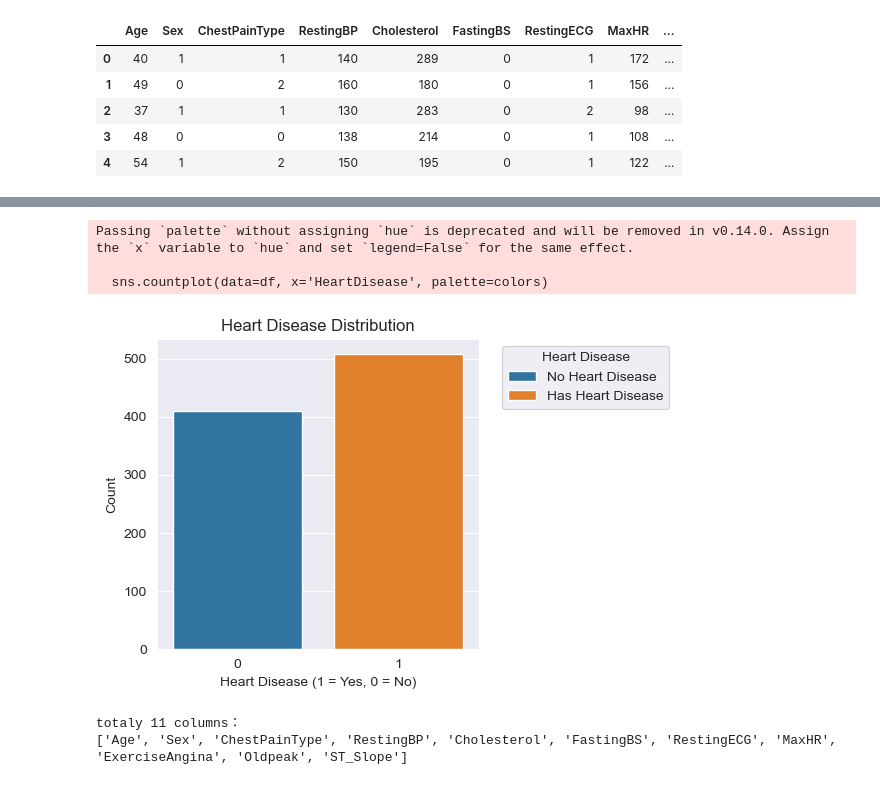
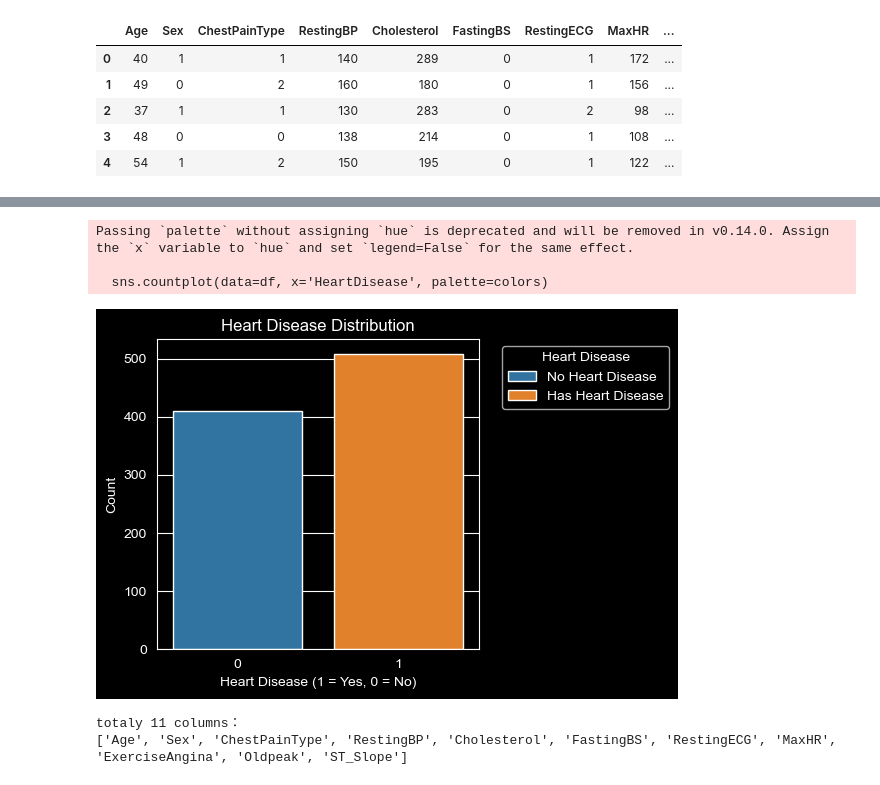
Before and after one commit to aaron6yi/team-16, a Jupyter notebook: EDA visualization.ipynb, the cells around one changed output, grey strips where cells are left out. Cells and saved outputs as stored; diff of their text form; code cells hidden in the pictures.

Commit message:
update the plot sytle

```diff
--- a/EDA visualization.ipynb
+++ b/EDA visualization.ipynb
@@ -23,36 +23,37 @@ df.head()
 # %%
 import matplotlib.pyplot as plt
 import seaborn as sns
+plt.style.use('dark_background')
 
 # Check if data is balanced
 plt.figure(figsize=(6, 4))
 
 # Define colors for the bars
 colors = ['#1f77b4', '#ff7f0e']  # Blue for 0, Orange for 1
 
 # Create the countplot with specified colors
 sns.countplot(data=df, x='HeartDisease', palette=colors)
 
 # Add a title
 plt.title('Heart Disease Distribution')
 
 # Add labels to the axes
 plt.xlabel('Heart Disease (1 = Yes, 0 = No)')
 plt.ylabel('Count')
 
 # Add legend outside the plot area on the right
 plt.legend(['No Heart Disease', 'Has Heart Disease'], title='Heart Disease', bbox_to_anchor=(1.05, 1), loc='upper left')
 
 # Adjust layout to make space for the legend
 plt.tight_layout()
 
 # Show the plot
 plt.show()
 # %% [output]
 Passing `palette` without assigning `hue` is deprecated and will be removed in v0.14.0. Assign the `x` variable to `hue` and set `legend=False` for the same effect.
 
   sns.countplot(data=df, x='HeartDisease', palette=colors)
-[figure, old version]
+[figure, new version]
 # %%
 columns_to_count = df.select_dtypes(include=['float64', 'int64']).drop('HeartDisease', axis=1)
 num_columns = columns_to_count.shape[1]
```
Also changed, not shown: parts of 12 cells of this notebook.
